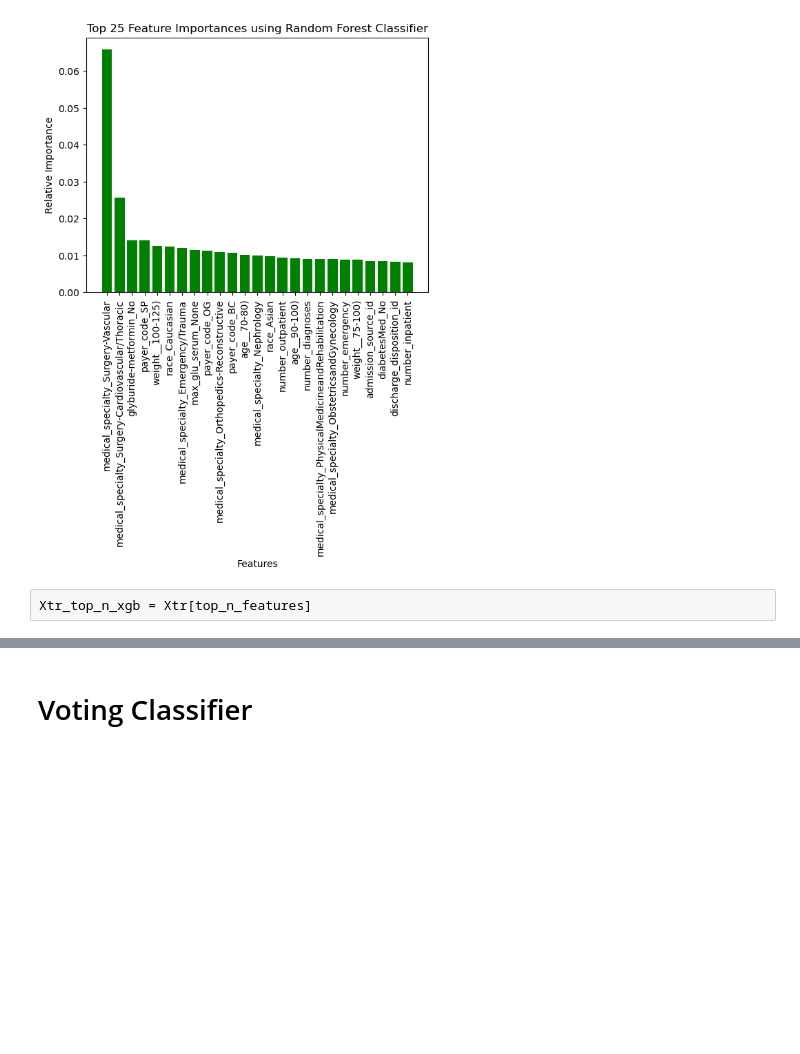
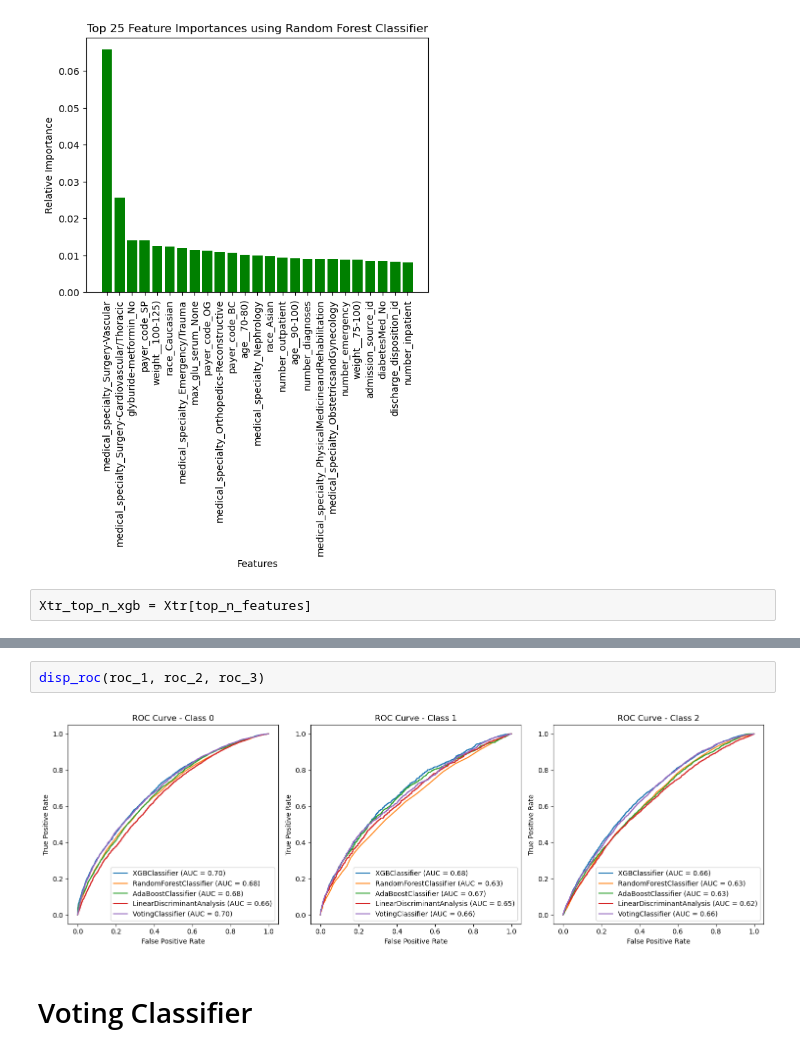
Before and after one commit to DiyadotSaha/ML_Diabetes_Project, a Jupyter notebook: Feature Selection with SMOTEEN.ipynb, the cells around one changed output, grey strips where cells are left out. Saved outputs shown, nothing was run; the diff lists cells and outputs as text; blank space fills up the shorter version.

```diff
--- a/Feature Selection with SMOTEEN.ipynb
+++ b/Feature Selection with SMOTEEN.ipynb
@@ -594,3 +908,7 @@ Index(['index', 'encounter_id', 'patient_nbr', 'admission_type_id',
+# %%
+disp_roc(roc_1, roc_2, roc_3)
+# %% [output]
+[figure, added]
 # %% [markdown]
 # Voting Classifier
 # %%
```
Also changed, not shown: parts of 79 cells of this notebook.
